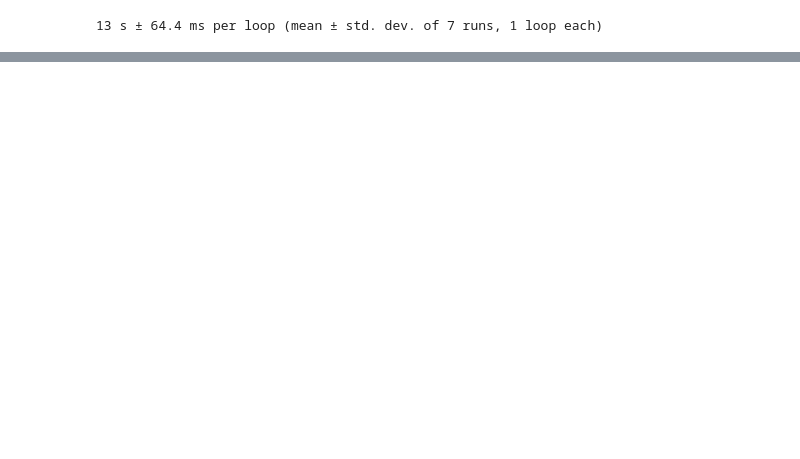
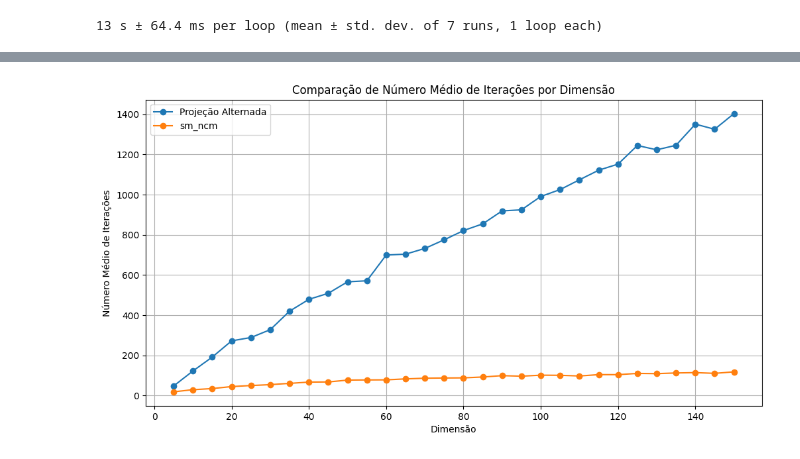
Before and after one commit to MatSchwarz/Otimizacao, a Jupyter notebook: matriz_correlacao_mais_proxima/arquivo_testes_ncm.ipynb, the cells around one changed output, grey strips where cells are left out. Saved outputs shown, nothing was run; the diff lists cells and outputs as text; code cells hidden in the pictures; blank space fills up the shorter version.

```diff
--- a/matriz_correlacao_mais_proxima/arquivo_testes_ncm.ipynb
+++ b/matriz_correlacao_mais_proxima/arquivo_testes_ncm.ipynb
@@ -183,0 +283,15 @@ Número de iterações: 2
+# %%
+# Definindo novas dimensões altas
+high_dimensions = [10,20,40,80,160]
+
+# Executando a comparação com as novas dimensões altas
+high_resultados = compara_algoritmos(high_dimensions, laps, max_iter, tol)
+
+# Exibindo os resultados
+for resultado in high_resultados:
+    print(f"Dimensão: {resultado['dimensao']}")
+    print(f"Tempo médio (Projeção Alternada): {resultado['tempo_medio_projecao']:.6f} segundos")
+    print(f"Iterações médias (Projeção Alternada): {resultado['iteracoes_media_projecao']:.2f}")
+    print(f"Tempo médio (sm_ncm): {resultado['tempo_medio_sm_ncm']:.6f} segundos")
+    print(f"Iterações médias (sm_ncm): {resultado['iteracoes_media_sm_ncm']:.2f}")
+    print()
@@ -183,0 +374,21 @@ Número de iterações: 2
+# %%
+# Criando listas para armazenar o número de iterações
+iteracoes_media_projecao = []
+iteracoes_media_sm_ncm = []
+
+for resultado in new_resultados:
+    iteracoes_media_projecao.append(resultado['iteracoes_media_projecao'])
+    iteracoes_media_sm_ncm.append(resultado['iteracoes_media_sm_ncm'])
+
+# Plotando o gráfico de número de iterações por dimensões comparando os dois algoritmos
+plt.figure(figsize=(12, 6))
+plt.plot(new_dimensions, iteracoes_media_projecao, label='Projeção Alternada', marker='o')
+plt.plot(new_dimensions, iteracoes_media_sm_ncm, label='sm_ncm', marker='o')
+plt.xlabel('Dimensão')
+plt.ylabel('Número Médio de Iterações')
+plt.title('Comparação de Número Médio de Iterações por Dimensão')
+plt.legend()
+plt.grid(True)
+plt.show()
+# %% [output]
+[figure, added]
```
Also changed, not shown: parts of 9 cells of this notebook, 3 other files.
